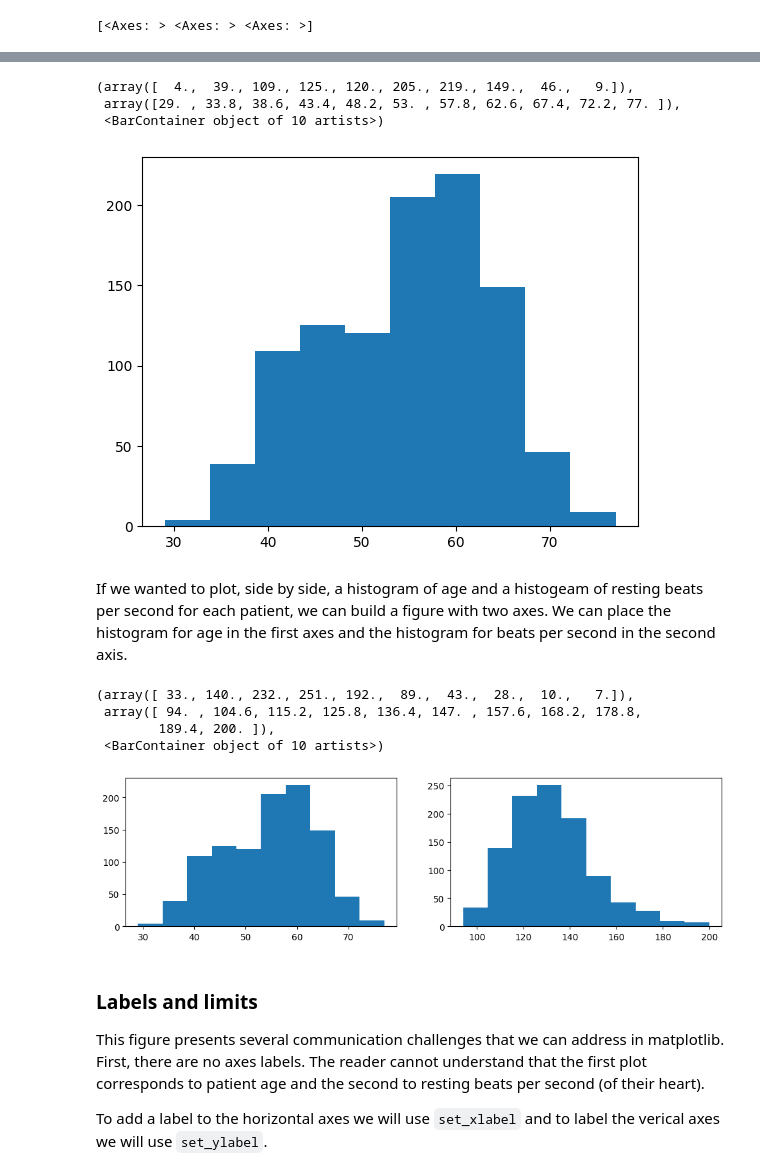
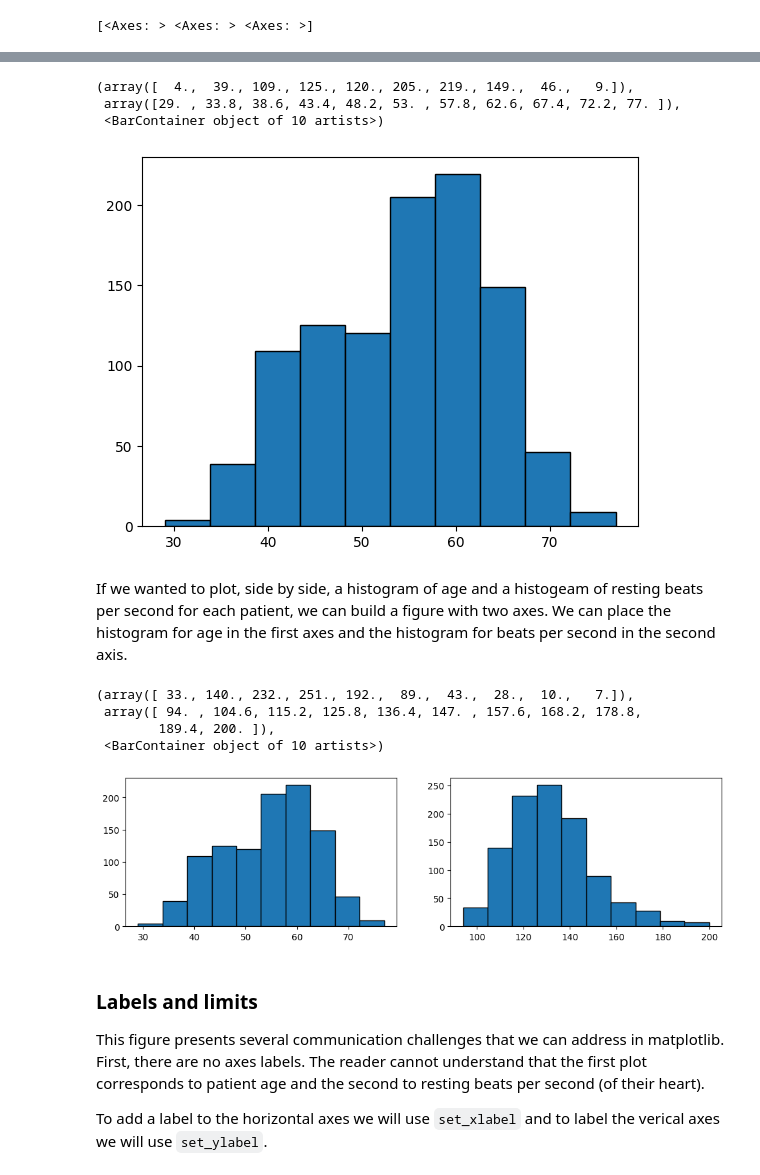
Before and after one commit to computationalUncertaintyLab/dexp_book, a Jupyter notebook: Chap3_Dataviz.ipynb, the cells around one changed output, grey strips where cells are left out. Saved outputs shown, nothing was run; the diff lists cells and outputs as text; code cells hidden in the pictures.

```diff
--- a/Chap3_Dataviz.ipynb
+++ b/Chap3_Dataviz.ipynb
@@ -93,24 +92,24 @@
 In the object-orientated style hist is an attribute of the axes in which you want to draw the graph.
 # %%
 fig,ax  = plt.subplots()
-ax.hist( heart_disease["age"] )
+ax.hist( heart_disease["age"], edgecolor='k')
 # %% [output]
 (array([  4.,  39., 109., 125., 120., 205., 219., 149.,  46.,   9.]),
  array([29. , 33.8, 38.6, 43.4, 48.2, 53. , 57.8, 62.6, 67.4, 72.2, 77. ]),
  <BarContainer object of 10 artists>)
-[figure, old version]
+[figure, new version]
 # %% [markdown]
 If we wanted to plot, side by side, a histogram of age and a histogeam of resting beats per second for each patient, we can build a figure with two axes. We can place the histogram for age in the first axes and the histogram for beats per second in the second axis.
 # %%
-fig,axs = plt.subplots(1,2, figsize=(12,3)) #<-- one row and two columns
-axs[0].hist(heart_disease["age"])
-axs[1].hist(heart_disease["trestbps"])
+fig,axs = plt.subplots(1,2, figsize=(12,3))        #<-- one row and two columns
+axs[0].hist(heart_disease["age"],edgecolor='k')
+axs[1].hist(heart_disease["trestbps"],edgecolor='k')
 # %% [output]
 (array([ 33., 140., 232., 251., 192.,  89.,  43.,  28.,  10.,   7.]),
  array([ 94. , 104.6, 115.2, 125.8, 136.4, 147. , 157.6, 168.2, 178.8,
         189.4, 200. ]),
  <BarContainer object of 10 artists>)
-[figure, old version]
+[figure, new version]
 # %% [markdown]
 ### Labels and limits
 This figure presents several communication challenges that we can address in matplotlib.
```
Also changed, not shown: parts of 19 cells of this notebook, 1 other file.
